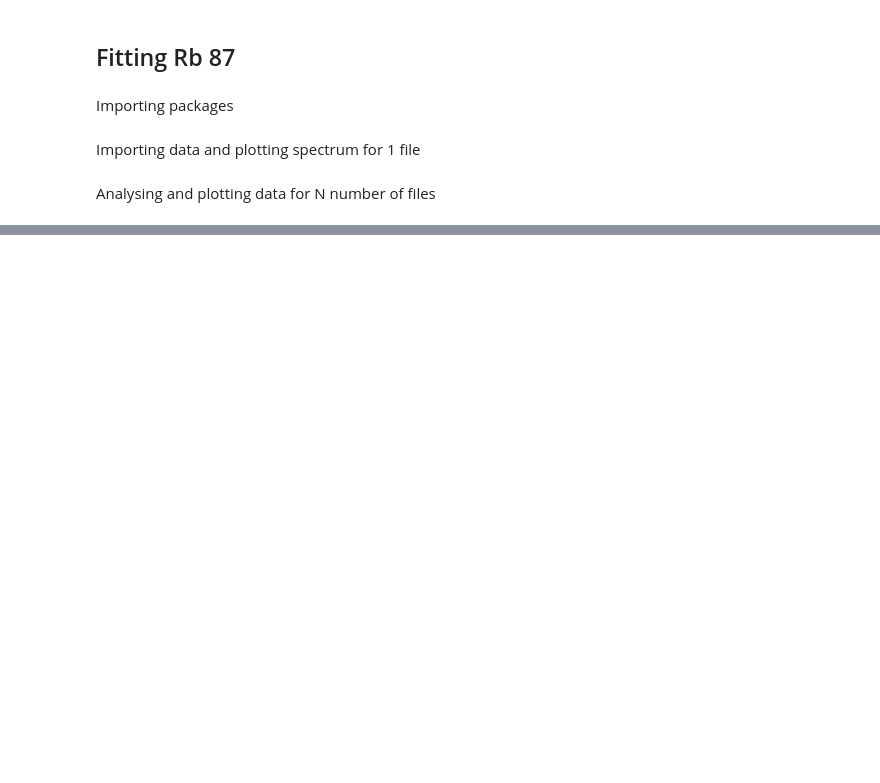
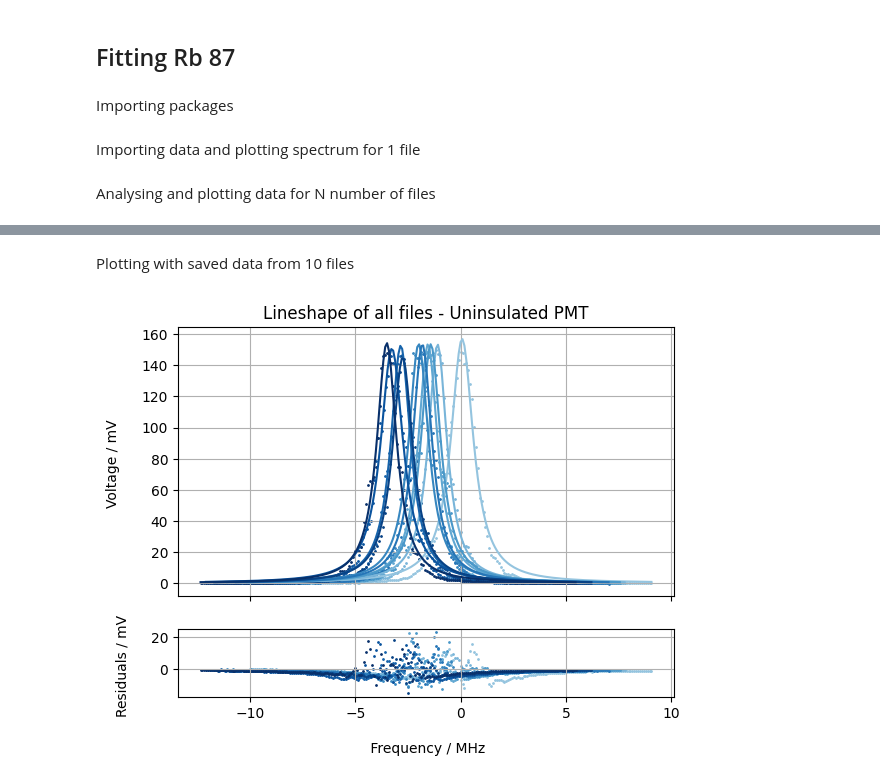
Before and after one commit to akay8/Code, a Jupyter notebook: fitting_2.ipynb, the cells around one changed output, grey strips where cells are left out. Saved outputs shown, nothing was run; the diff lists cells and outputs as text; code cells hidden in the pictures; blank space fills up the shorter version.

Commit message:
one graph made

```diff
--- a/fitting_2.ipynb
+++ b/fitting_2.ipynb
@@ -256,0 +251,25 @@ The Reduced Chi Squared is 0.9295411161879553
+# %% [markdown]
+Plotting with saved data from 10 files
+# %%
+# Plotting
+fig, (ax1,ax2) = plt.subplots(2,1, height_ratios = [4,1], sharex='all')
+
+ax1.grid(True)
+ax2.grid(True)
+ax2.set_xlabel('\n Frequency / MHz')
+ax1.set_ylabel('Voltage / mV \n')
+ax2.set_ylabel('Residuals / mV \n')
+
+blues = colormaps['Blues'].resampled(256)
+colors = blues(np.linspace(0.4, 1, numb_files))
+
+for k in range(numb_files):
+
+    ax1.set_title('Lineshape of all files - Uninsulated PMT')
+    ax1.scatter(freqp_arr[k,:],sigp_arr[k,:], s = 1, color = colors[k])
+    ax1.plot(freqp_arr[k,:],lorentz(freqp_arr[k,:],*popt_arr[k,:]), color = colors[k])
+    #ax1.legend()
+
+    ax2.scatter(freqp_arr[k,:],residuals_arr[k,:],s=1, color = colors[k])
+# %% [output]
+[figure, added]
```
Also changed, not shown: parts of 2 cells of this notebook.
